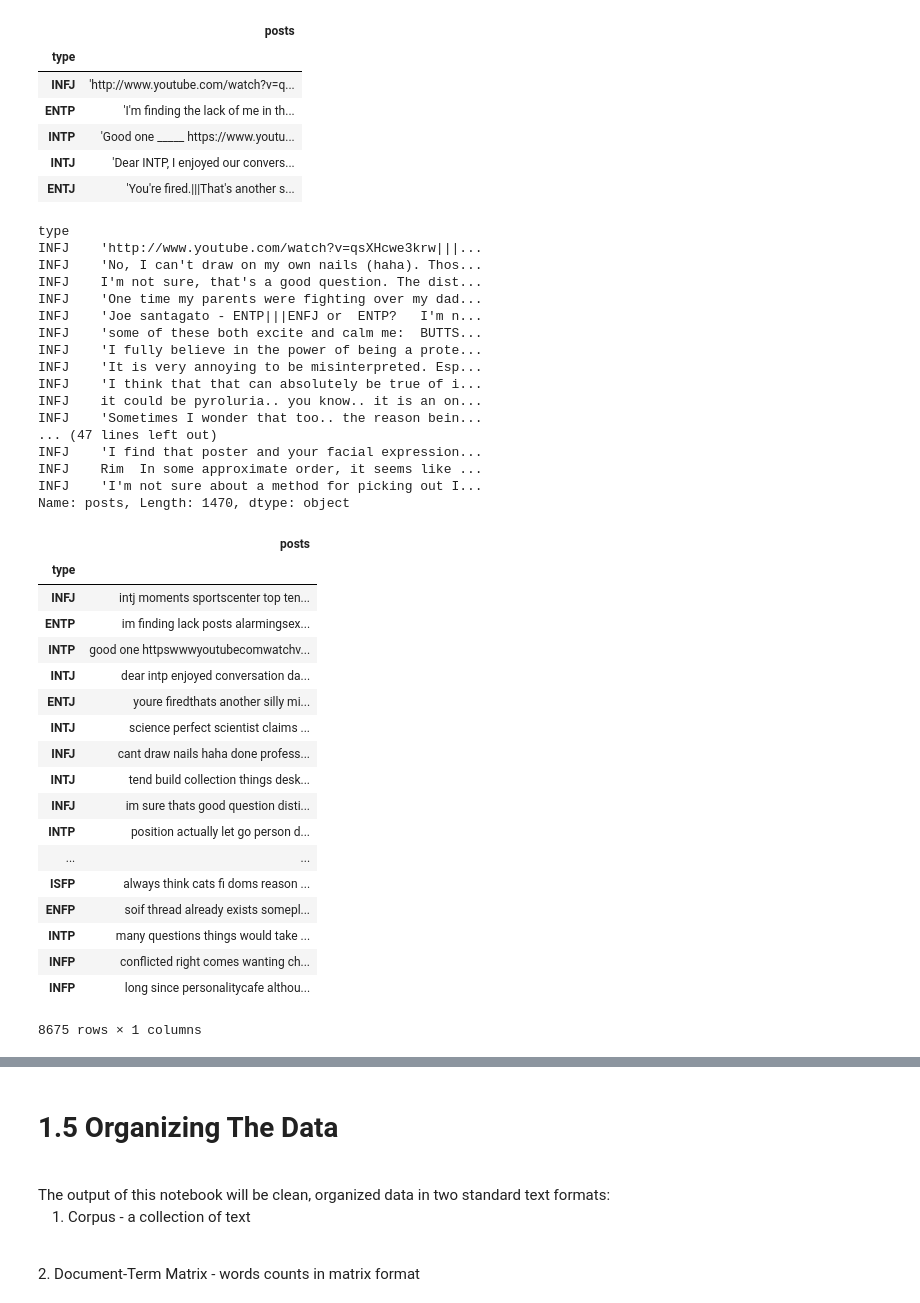
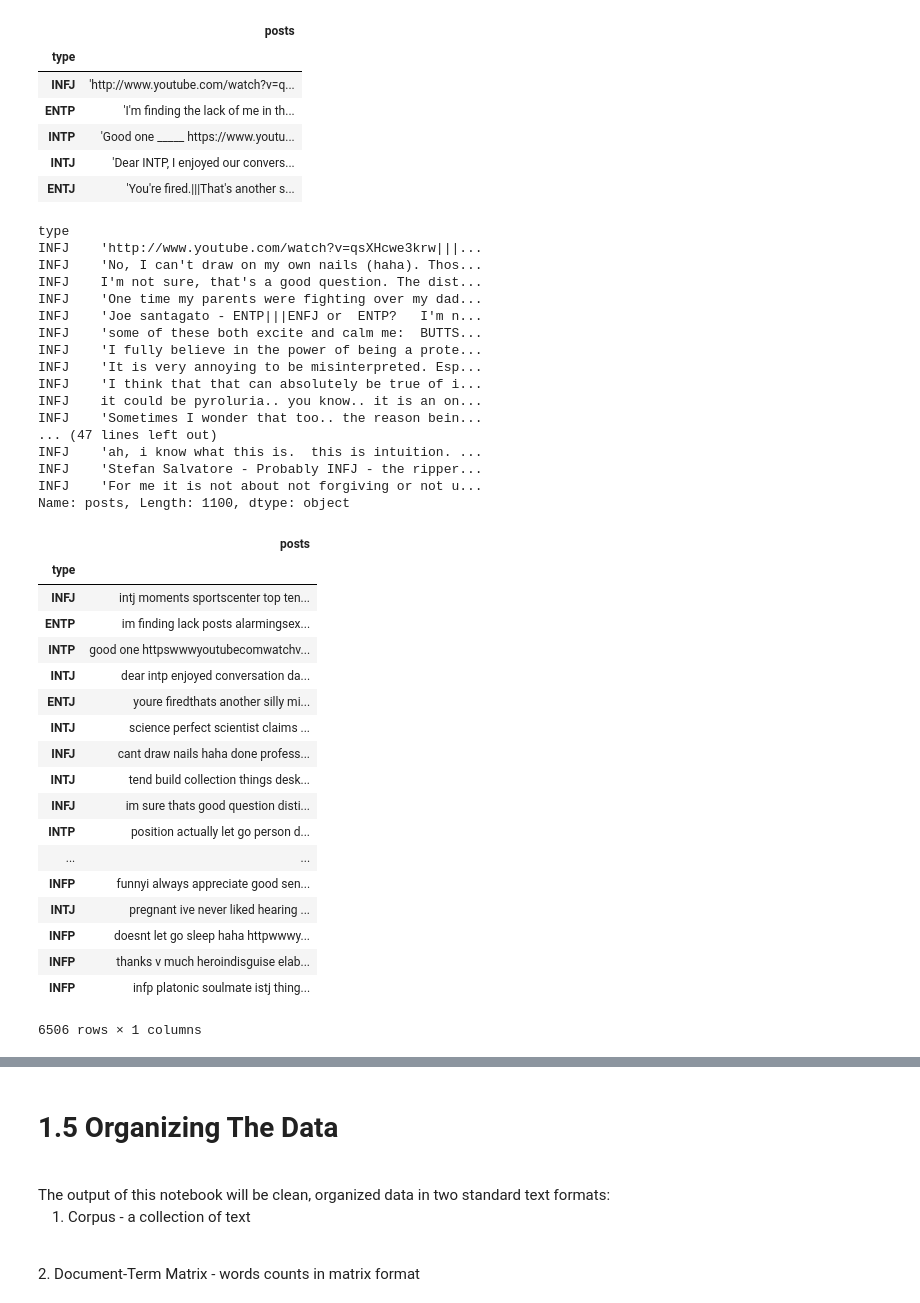
Before and after one commit to Marangrang/Classification---predicting-personality-types, a Jupyter notebook: Data Cleaning.ipynb, the cells around one changed output, grey strips where cells are left out. Saved outputs shown, nothing was run; the diff lists cells and outputs as text; code cells hidden in the pictures.

```diff
--- a/Data Cleaning.ipynb
+++ b/Data Cleaning.ipynb
@@ -29,4 +41,5 @@ See the Python documentation for more information on how to install packages:
 We got our data from Kaggle InClass Prediction Competition, a Personality Profile Prediction.
 # %%
 # use Pandas to read in the csv files. The pd.read_csv() method creates a DataFrame from a csv file
-dataset = pd.read_csv('mbti_1.csv')
+train = pd.read_csv('train.csv')
+test = pd.read_csv('test.csv')
@@ -98,7 +127,7 @@ next(iter(dataset.keys()))
 # %% [output]
 'type'
 # %%
-datasets = dataset
+datasets = train
 datasets.set_index('type',inplace=True)
 datasets.head()
 # %% [output]
@@ -111,7 +140,7 @@ datasets.head()
 | ENTJ | 'You're fired.|||That's another s... |
 # %%
 # Let's take a look at a post for INFJ
-dataset.posts.loc['INFJ']
+datasets.posts.loc['INFJ']
 # %% [output]
 type
 INFJ    'http://www.youtube.com/watch?v=qsXHcwe3krw|||...
@@ -126,10 +155,10 @@ INFJ    'I think that that can absolutely be true of i...
 INFJ    it could be pyroluria.. you know.. it is an on...
 INFJ    'Sometimes I wonder that too.. the reason bein...
 ... (47 lines left out)
-INFJ    'I find that poster and your facial expression...
-INFJ    Rim  In some approximate order, it seems like ...
-INFJ    'I'm not sure about a method for picking out I...
-Name: posts, Length: 1470, dtype: object
+INFJ    'ah, i know what this is.  this is intuition. ...
+INFJ    'Stefan Salvatore - Probably INFJ - the ripper...
+INFJ    'For me it is not about not forgiving or not u...
+Name: posts, Length: 1100, dtype: object
 # %%
 # Apply a first round of text cleaning techniques
 import re
@@ -154,28 +183,28 @@ def cleaning_data(text):
 data_round1 = lambda x: cleaning_data(x)
 # %%
 # Lets take a look at the updated text
-data_cleaning = pd.DataFrame(dataset.posts.apply(data_round1))
+data_cleaning = pd.DataFrame(datasets.posts.apply(data_round1))
 data_cleaning
 # %% [output]
 |  | posts |
 | type |  |
 | INFJ | intj moments sportscenter top ten... |
 | ENTP | im finding lack posts alarmingsex... |
 | INTP | good one httpswwwyoutubecomwatchv... |
 | INTJ | dear intp enjoyed conversation da... |
 | ENTJ | youre firedthats another silly mi... |
 | INTJ | science perfect scientist claims ... |
 | INFJ | cant draw nails haha done profess... |
 | INTJ | tend build collection things desk... |
 | INFJ | im sure thats good question disti... |
 | INTP | position actually let go person d... |
 | ... | ... |
-| ISFP | always think cats fi doms reason ... |
-| ENFP | soif thread already exists somepl... |
-| INTP | many questions things would take ... |
-| INFP | conflicted right comes wanting ch... |
-| INFP | long since personalitycafe althou... |
+| INFP | funnyi always appreciate good sen... |
+| INTJ | pregnant ive never liked hearing ... |
+| INFP | doesnt let go sleep haha httpwwwy... |
+| INFP | thanks v much heroindisguise elab... |
+| INFP | infp platonic soulmate istj thing... |
-8675 rows × 1 columns
+6506 rows × 1 columns
 # %%
 def cleaning_data2(text):
     '''Get rid of some additional punctuations '''
```
Also changed, not shown: parts of 31 cells of this notebook.
